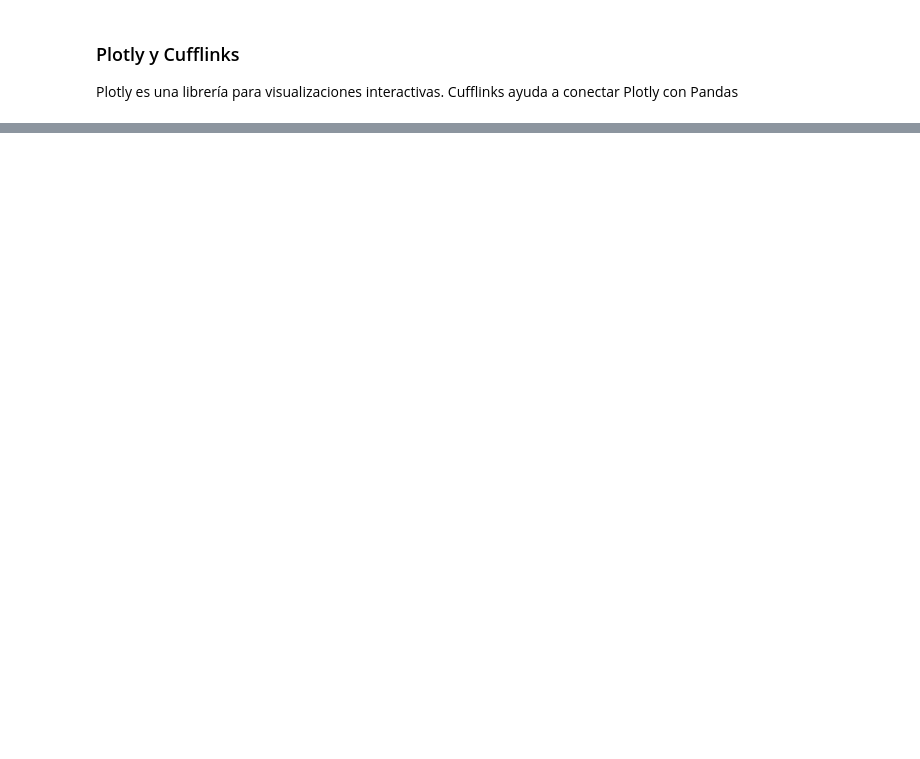
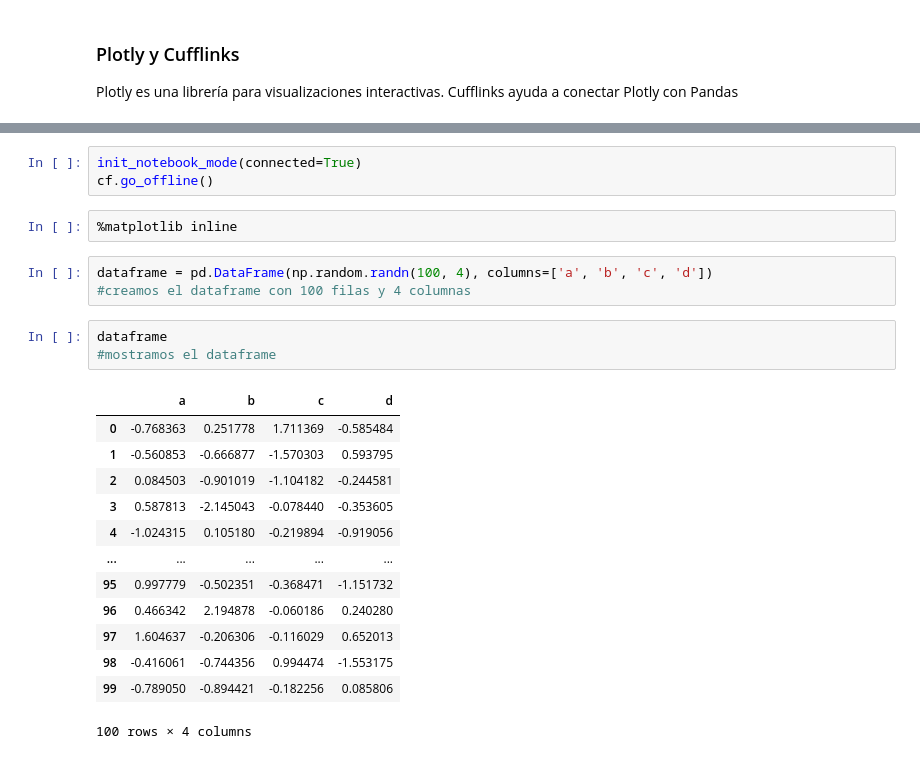
Before and after one commit to davicillo78/CURSO_IBM_SkillsBuild_machine_learning, a Jupyter notebook: plotly_cufflinks.ipynb, the cells around one changed output, grey strips where cells are left out. Drawn from its saved outputs; the diff is of its cells as text; blank space fills up the shorter version.

```diff
--- a/plotly_cufflinks.ipynb
+++ b/plotly_cufflinks.ipynb
@@ -11,0 +11,25 @@ ModuleNotFoundError: No module named 'cufflinks'
+# %%
+init_notebook_mode(connected=True)
+cf.go_offline()
+# %%
+%matplotlib inline
+# %%
+dataframe = pd.DataFrame(np.random.randn(100, 4), columns=['a', 'b', 'c', 'd'])
+#creamos el dataframe con 100 filas y 4 columnas
+# %%
+dataframe
+#mostramos el dataframe
+# %% [output]
+|  | a | b | c | d |
+| 0 | -0.768363 | 0.251778 | 1.711369 | -0.585484 |
+| 1 | -0.560853 | -0.666877 | -1.570303 | 0.593795 |
+| 2 | 0.084503 | -0.901019 | -1.104182 | -0.244581 |
+| 3 | 0.587813 | -2.145043 | -0.078440 | -0.353605 |
+| 4 | -1.024315 | 0.105180 | -0.219894 | -0.919056 |
+| ... | ... | ... | ... | ... |
+| 95 | 0.997779 | -0.502351 | -0.368471 | -1.151732 |
+| 96 | 0.466342 | 2.194878 | -0.060186 | 0.240280 |
+| 97 | 1.604637 | -0.206306 | -0.116029 | 0.652013 |
+| 98 | -0.416061 | -0.744356 | 0.994474 | -1.553175 |
+| 99 | -0.789050 | -0.894421 | -0.182256 | 0.085806 |
+100 rows × 4 columns
```
Also changed, not shown: parts of 2 cells of this notebook.
